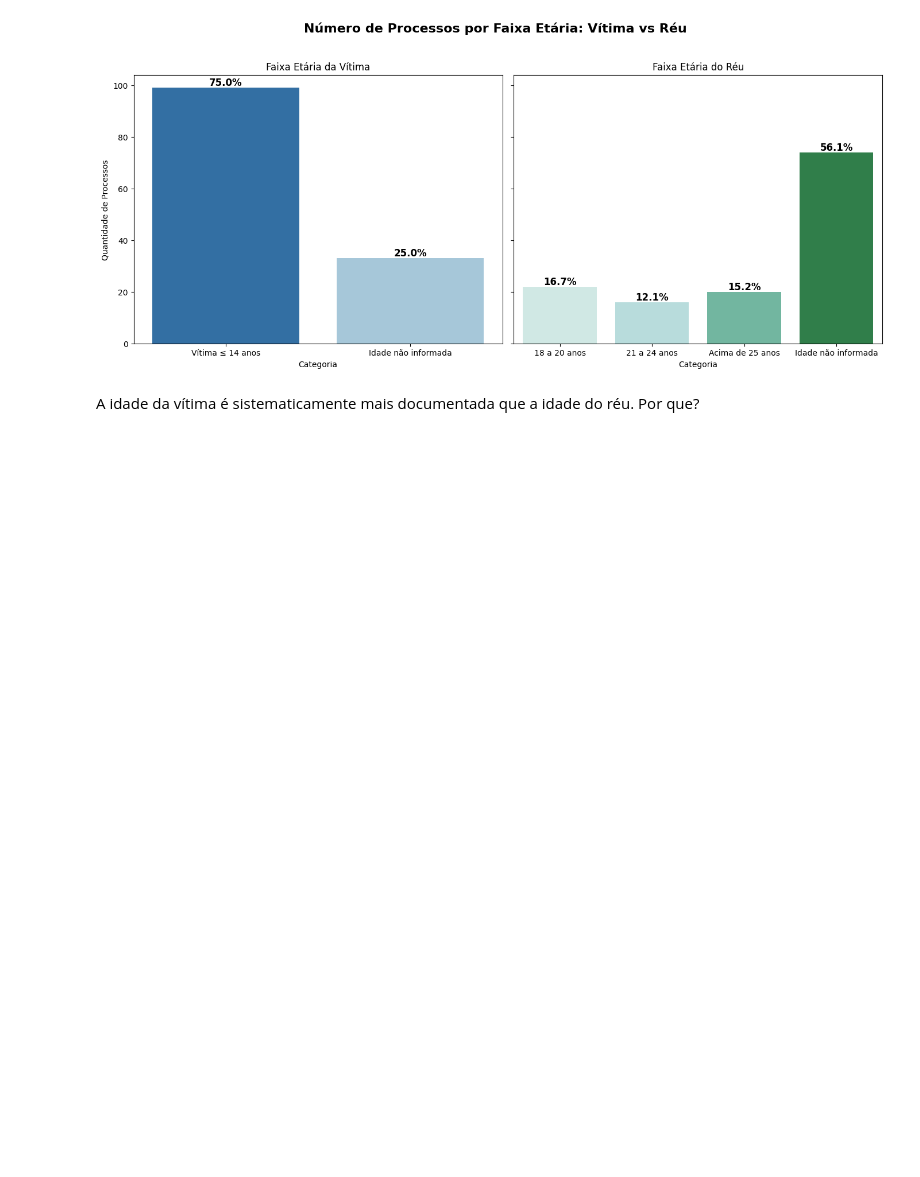
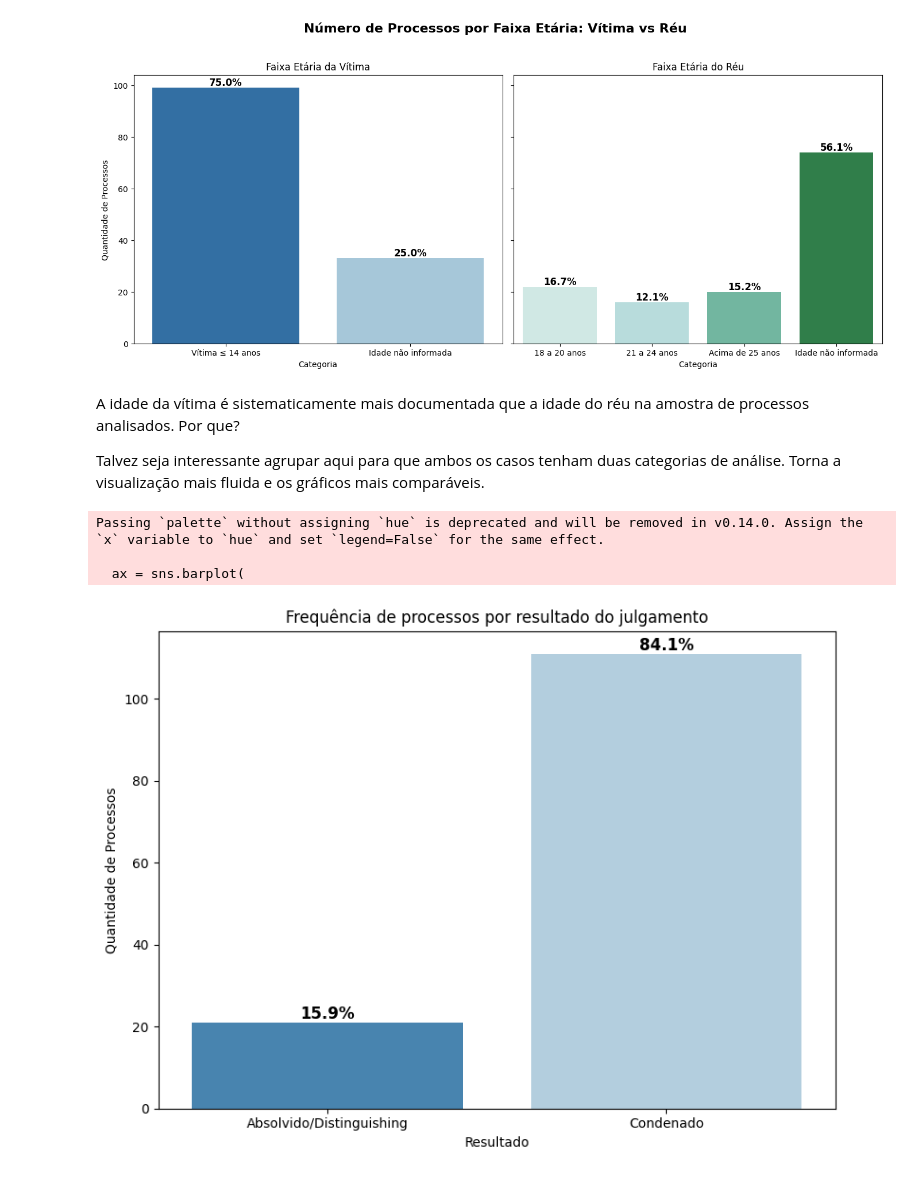
Before and after one commit to medydcampos/FREDDISS, a Jupyter notebook: analise_descritiva.ipynb, the cells around one changed output. Cells and saved outputs as stored; diff of their text form; code cells hidden in the pictures; blank space fills up the shorter version.

```diff
--- a/analise_descritiva.ipynb
+++ b/analise_descritiva.ipynb
@@ -179,28 +177,32 @@ Essa informação é pouco relevante a não ser que você tenha conhecimento esp
 
 Não saberia dizer se essa informação é ou não é importante do ponto de vista jurídico.
 # %%
-### GRÁFICO 3: QUANTIDADE DE PROCESSOS POR IDADE DA VÍTIMA
+ ### GRÁFICO 3: QUANTIDADE DE PROCESSOS POR IDADE DA VÍTIMA
 
 # Conta a frequência dos valores, incluindo NaN
+
 contagem_vitima = dados['faixa_etaria_vitima'].value_counts(dropna=False).sort_index()
 
 # Cria as labels personalizadas
+
 labels = []
-for idx in contagem.index:
+for idx in contagem_vitima.index:
     if pd.isna(idx):
         labels.append('Idade não informada')
     elif idx == 0.0:
         labels.append('Vítima ≤ 14 anos')
+    else:
+        labels.append(str(idx))
 
 plt.figure(figsize=(8,6))
 ax = sns.barplot(
     x=labels,
-    y=contagem.values,
+    y=contagem_vitima.values,
     palette='Blues_r'
 )
 
 # Adiciona o percentual em cada barra
-total = contagem.sum()
+total = contagem_vitima.sum()
 for i, p in enumerate(ax.patches):
     valor = int(p.get_height())
     percentual = 100 * valor / total
@@ -343,4 +351,53 @@ Passing `palette` without assigning `hue` is deprecated and will be removed in v
   sns.barplot(
 [figure]
 # %% [markdown]
-A idade da vítima é sistematicamente mais documentada que a idade do réu. Por que?
+A idade da vítima é sistematicamente mais documentada que a idade do réu na amostra de processos analisados. Por que?
+
+Talvez seja interessante agrupar aqui para que ambos os casos tenham duas categorias de análise. Torna a visualização mais fluida e os gráficos mais comparáveis.
+# %%
+## GRÁFICO 5: RESULTADO DO JULGAMENTO
+
+# Conta a frequência dos valores, incluindo NaN
+
+contagem_resultado = dados['resultado_julgamento'].value_counts(dropna=False).sort_index()
+
+# Cria as labels personalizadas
+
+labels = []
+for idx in contagem_resultado.index:
+    if pd.isna(idx):
+        labels.append('Não Informado')
+    elif idx == 0:
+        labels.append('Absolvido/Distinguishing')
+    elif idx == 1:
+        labels.append('Condenado')
+    else:
+        labels.append(str(idx))
+
+plt.figure(figsize=(8,6))
+ax = sns.barplot(
+    x=labels,
+    y=contagem_resultado.values,
+    palette='Blues_r'
+)
+
+# Adiciona o percentual em cada barra
+
+total = contagem_resultado.sum()
+for i, p in enumerate(ax.patches):
+    valor = int(p.get_height())
+    percentual = 100 * valor / total
+    ax.annotate(f'{percentual:.1f}%',
+                (p.get_x() + p.get_width() / 2, p.get_height()),
+                ha='center', va='bottom', fontsize=12, fontweight='bold')
+
+plt.title('Frequência de processos por resultado do julgamento')
+plt.xlabel('Resultado')
+plt.ylabel('Quantidade de Processos')
+plt.tight_layout()
+plt.show()
+# %% [output]
+Passing `palette` without assigning `hue` is deprecated and will be removed in v0.14.0. Assign the `x` variable to `hue` and set `legend=False` for the same effect.
+
+  ax = sns.barplot(
+[figure, added]
```
Also changed, not shown: parts of 16 cells of this notebook.
